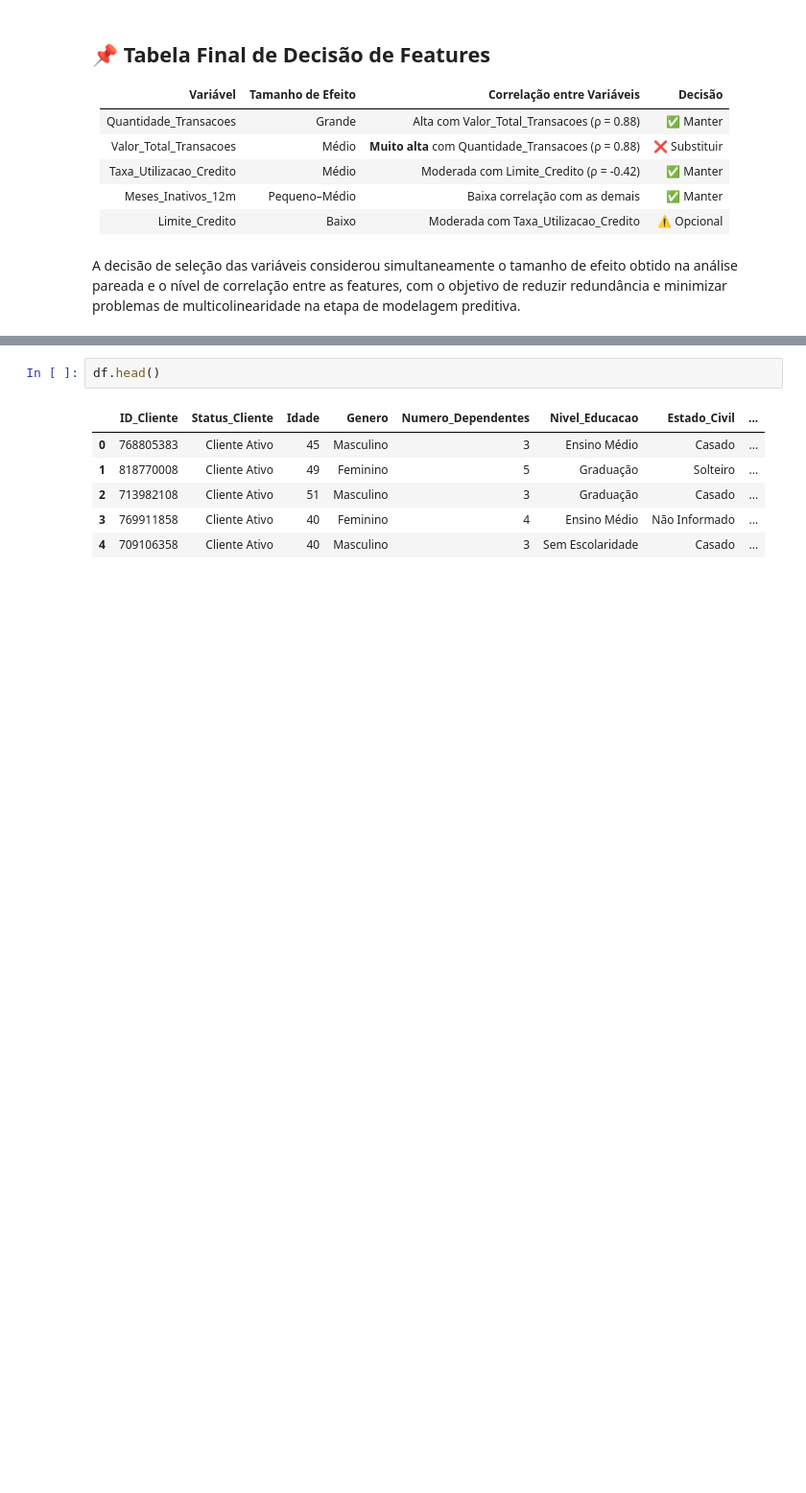
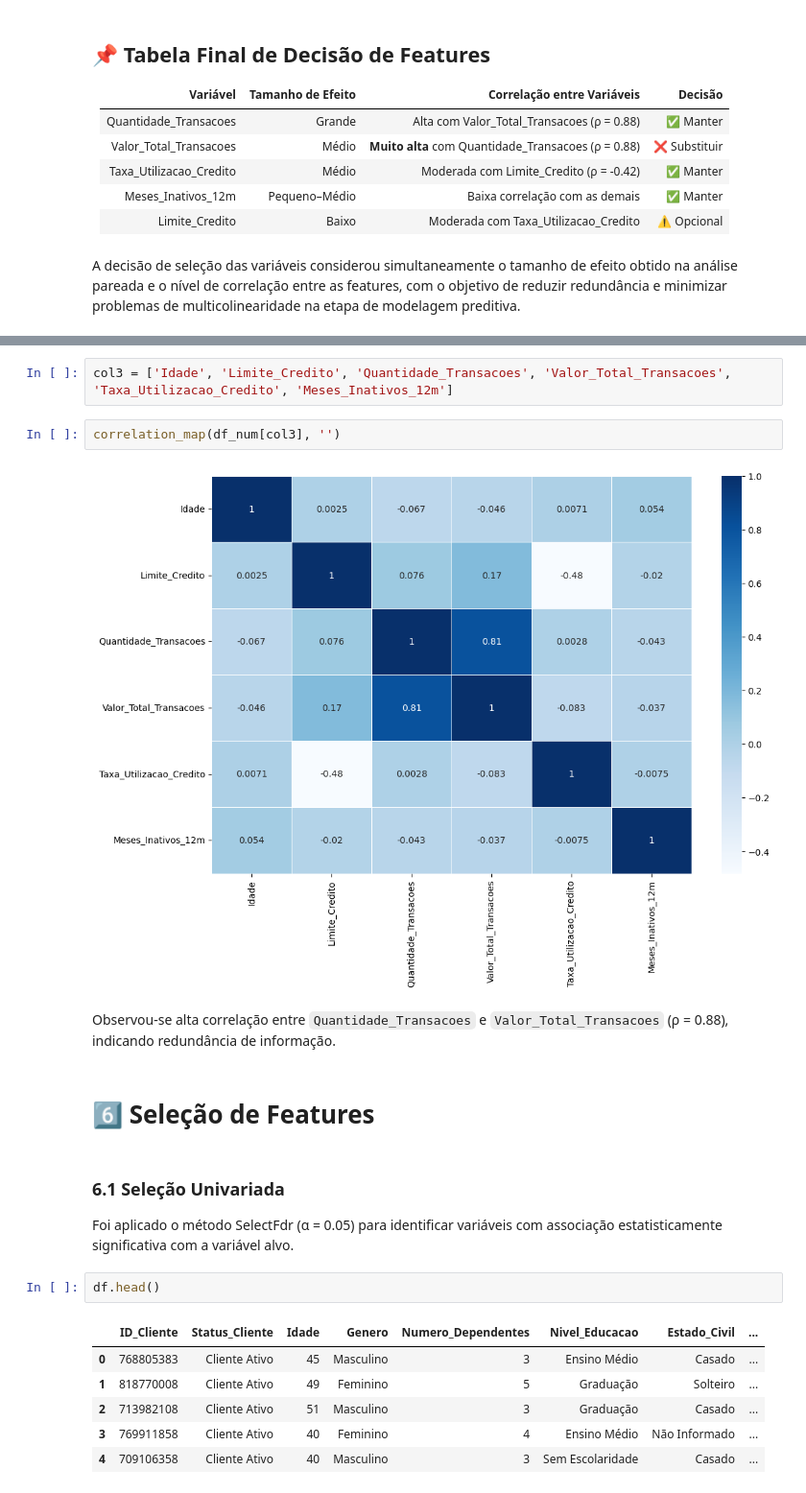
Before and after one commit to andersonjader/previsao_de_churn_de_clientes_de_cartao_de_credito, a Jupyter notebook: src/Notebooks/EDA.ipynb, the cells around one changed output, grey strips where cells are left out. Shown at 96% size. Cells and saved outputs as stored; diff of their text form; blank space fills up the shorter version.

Commit message:
feat: estatistica descritiva finalizada

```diff
--- a/src/Notebooks/EDA.ipynb
+++ b/src/Notebooks/EDA.ipynb
@@ -596,3 +630,17 @@ A decisão de seleção das variáveis considerou simultaneamente o tamanho de e
+# %%
+col3 = ['Idade', 'Limite_Credito', 'Quantidade_Transacoes', 'Valor_Total_Transacoes', 'Taxa_Utilizacao_Credito', 'Meses_Inativos_12m']
+# %%
+correlation_map(df_num[col3], '')
+# %% [output]
+[figure, added]
+# %% [markdown]
+Observou-se alta correlação entre `Quantidade_Transacoes` e `Valor_Total_Transacoes` (ρ = 0.88), indicando redundância de informação.
+# %% [markdown]
+# 6️⃣ Seleção de Features
+# %% [markdown]
+### 6.1 Seleção Univariada
+
+Foi aplicado o método SelectFdr (α = 0.05) para identificar variáveis com associação estatisticamente significativa com a variável alvo.
 # %%
 df.head()
 # %% [output]
```
Also changed, not shown: parts of 19 cells of this notebook.
